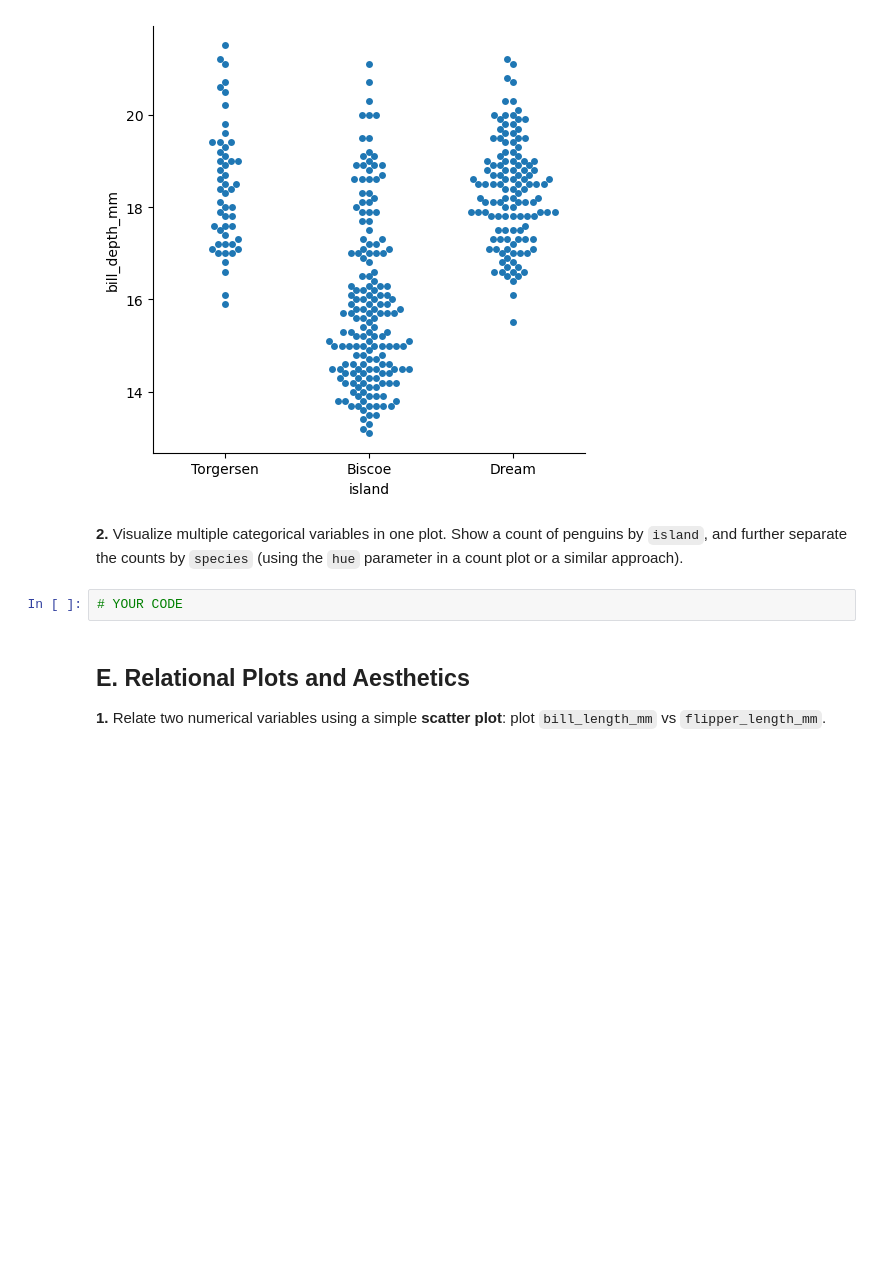
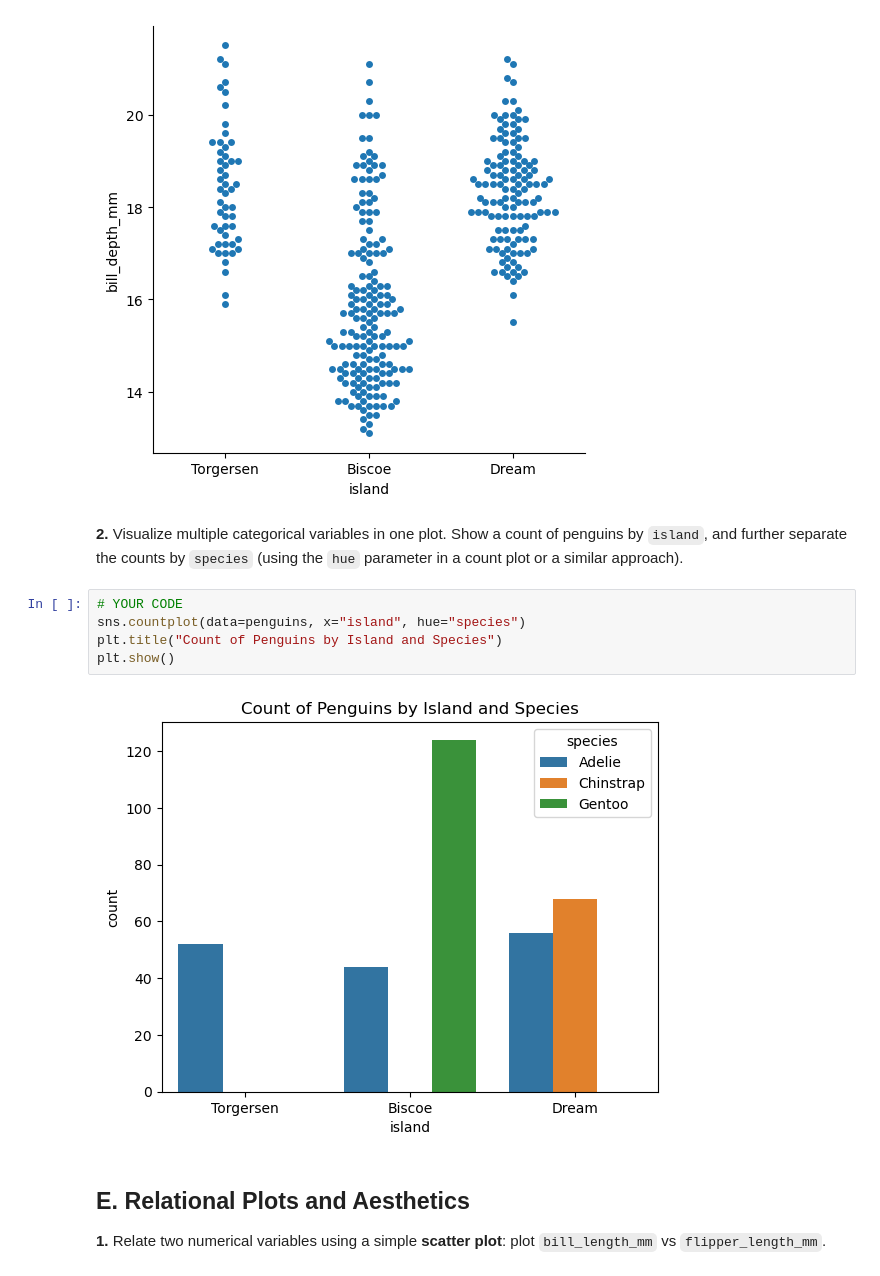
Before and after one commit to Layan-Alamri/B5, a Jupyter notebook: student/C2/m3-2_exercise.ipynb, the cells around one changed output. Cells and saved outputs as stored; diff of their text form; blank space fills up the shorter version.

```diff
--- a/student/C2/m3-2_exercise.ipynb
+++ b/student/C2/m3-2_exercise.ipynb
@@ -150,8 +150,13 @@ sns.catplot(data=penguins, x="island", y="bill_depth_mm", kind="swarm")
 [figure]
 # %% [markdown]
 **2.** Visualize multiple categorical variables in one plot. Show a count of penguins by `island`, and further separate the counts by `species` (using the `hue` parameter in a count plot or a similar approach).
-# %%
-# YOUR CODE
+# %%
+# YOUR CODE
+sns.countplot(data=penguins, x="island", hue="species")
+plt.title("Count of Penguins by Island and Species")
+plt.show()
+# %% [output]
+[figure, added]
 # %% [markdown]
 ## E. Relational Plots and Aesthetics
 
```
